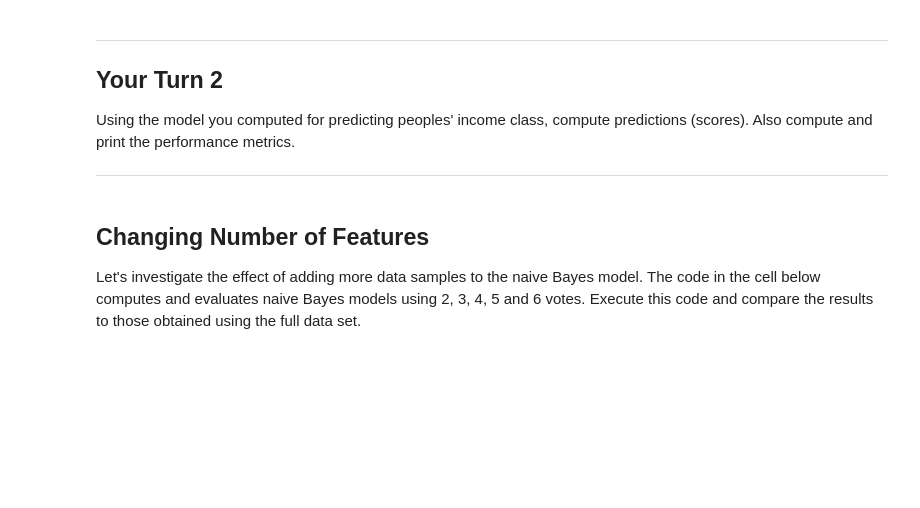
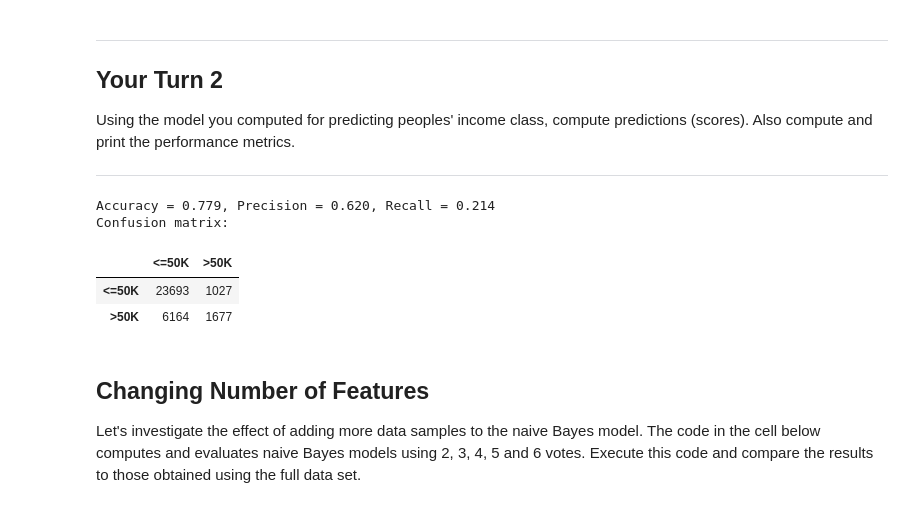
Before and after one commit to anajaved/UW_Data_Science_Cert, a Jupyter notebook: L09-2-NaiveBayes.ipynb, the cells around one changed output. Cells and saved outputs as stored; diff of their text form; code cells hidden in the pictures; blank space fills up the shorter version.

```diff
--- a/L09-2-NaiveBayes.ipynb
+++ b/L09-2-NaiveBayes.ipynb
@@ -404,16 +429,22 @@ Using the model you computed for predicting peoples' income class, compute predi
 ***
 # %%
 # Replace ??? with the correct parameters
-predicted_income = model.predict(???)
-income_probabilities = model.predict_proba(???)
+predicted_income = model.predict(income_feature_vecs)
+income_probabilities = model.predict_proba(income_feature_vecs)
 
 accuracy = sklearn.metrics.accuracy_score(income_labels, predicted_income)
 precision = sklearn.metrics.precision_score(income_labels, predicted_income)
 recall = sklearn.metrics.recall_score(income_labels, predicted_income)
 print('Accuracy = %.3f, Precision = %.3f, Recall = %.3f' % (accuracy, precision, recall))
 print('Confusion matrix:')
 confusion_matrix(income_labels, predicted_income,
                  income[income_label_col].cat.categories)
+# %% [output]
+Accuracy = 0.779, Precision = 0.620, Recall = 0.214
+Confusion matrix:
+|  | <=50K | >50K |
+| <=50K | 23693 | 1027 |
+| >50K | 6164 | 1677 |
 # %% [markdown]
 ## Changing Number of Features
 
```
Also changed, not shown: parts of 12 cells of this notebook.
